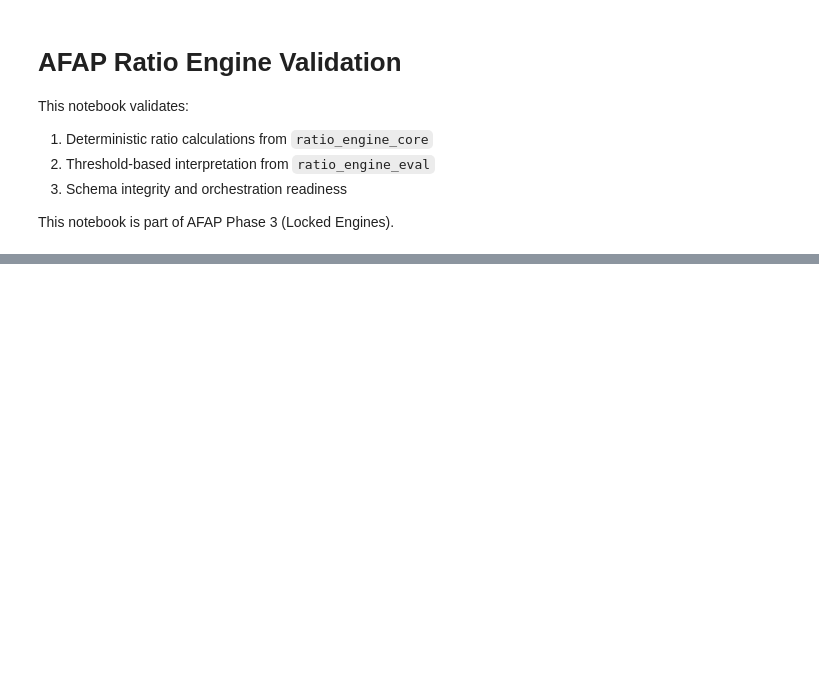
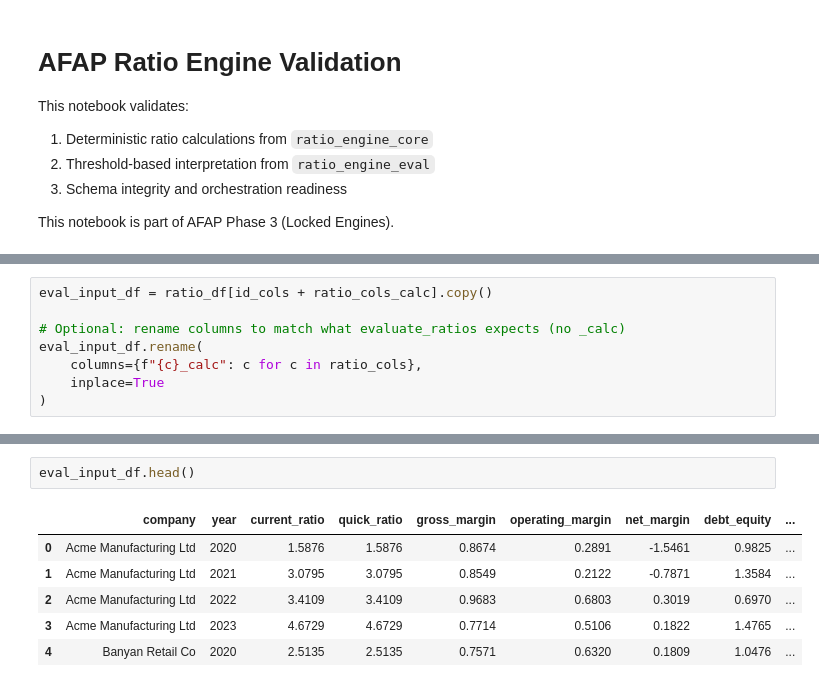
Before and after one commit to Ich-ii/financial-analysis-pipeline-2, a Jupyter notebook: financial-analysis-pipeline/notebooks/02_ratio_engine_validation.ipynb, the cells around one changed output, grey strips where cells are left out. Saved outputs shown, nothing was run; the diff lists cells and outputs as text; blank space fills up the shorter version.

```diff
--- a/financial-analysis-pipeline/notebooks/02_ratio_engine_validation.ipynb
+++ b/financial-analysis-pipeline/notebooks/02_ratio_engine_validation.ipynb
@@ -20,0 +271,8 @@ ModuleNotFoundError: No module named 'engines'
+# %%
+eval_input_df = ratio_df[id_cols + ratio_cols_calc].copy()
+
+# Optional: rename columns to match what evaluate_ratios expects (no _calc)
+eval_input_df.rename(
+    columns={f"{c}_calc": c for c in ratio_cols},
+    inplace=True
+)
@@ -20,0 +288,9 @@ ModuleNotFoundError: No module named 'engines'
+# %%
+eval_input_df.head()
+# %% [output]
+|  | company | year | current_ratio | quick_ratio | gross_margin | operating_margin | net_margin | debt_equity | ... |
+| 0 | Acme Manufacturing Ltd | 2020 | 1.5876 | 1.5876 | 0.8674 | 0.2891 | -1.5461 | 0.9825 | ... |
+| 1 | Acme Manufacturing Ltd | 2021 | 3.0795 | 3.0795 | 0.8549 | 0.2122 | -0.7871 | 1.3584 | ... |
+| 2 | Acme Manufacturing Ltd | 2022 | 3.4109 | 3.4109 | 0.9683 | 0.6803 | 0.3019 | 0.6970 | ... |
+| 3 | Acme Manufacturing Ltd | 2023 | 4.6729 | 4.6729 | 0.7714 | 0.5106 | 0.1822 | 1.4765 | ... |
+| 4 | Banyan Retail Co | 2020 | 2.5135 | 2.5135 | 0.7571 | 0.6320 | 0.1809 | 1.0476 | ... |
```
Also changed, not shown: parts of 45 cells of this notebook, 3 other files.
